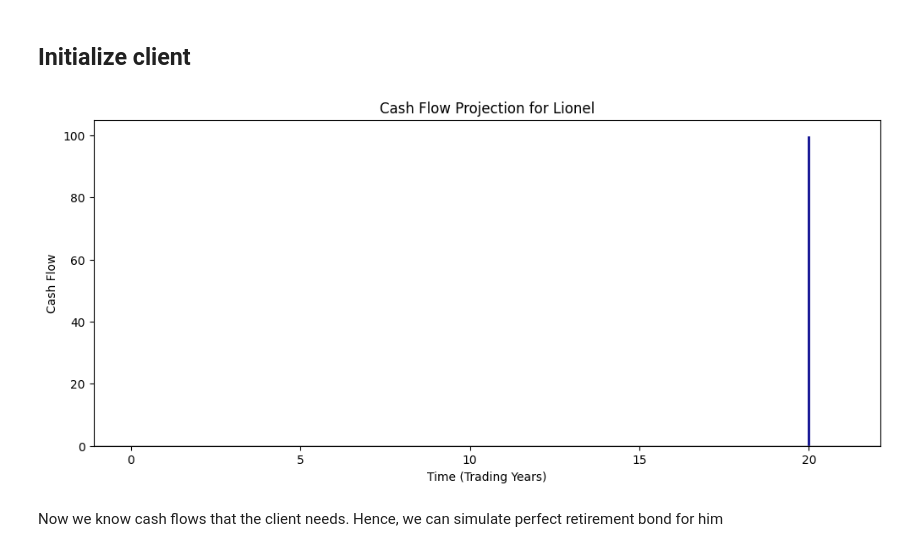
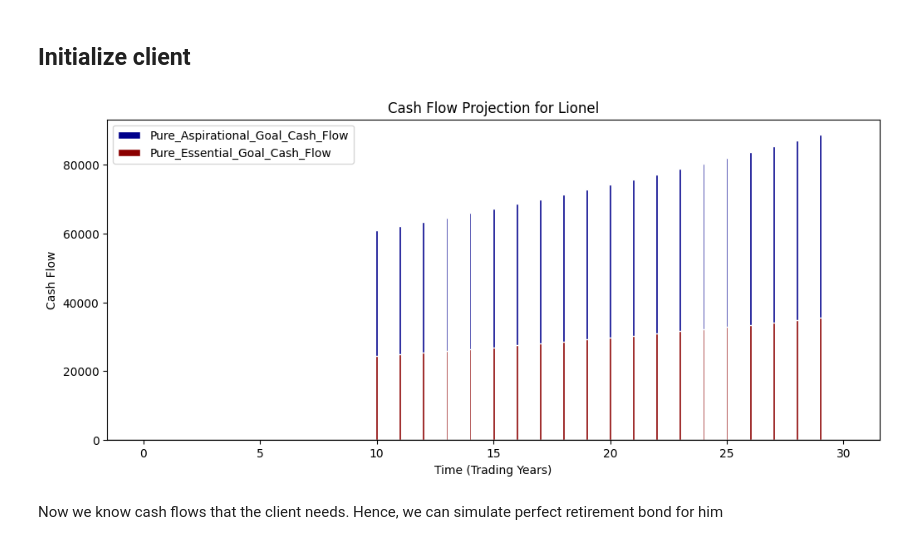
Before and after one commit to aleksandr-mikhailov-edhec/Goal-Based-Investing, a Jupyter notebook: 1.4 Final Stochastic Scenarios.ipynb, the cells around one changed output. Drawn from its saved outputs; the diff is of its cells as text; code cells hidden in the pictures.

```diff
--- a/1.4 Final Stochastic Scenarios.ipynb
+++ b/1.4 Final Stochastic Scenarios.ipynb
@@ -39,14 +39,17 @@ simulated_market.plot_market_simulation()
 # %%
 client = pensioner.RetirementClient("Lionel",
                            accumulation_years=10,
                            accumulation_cash_flow=0,
-                           decumulation_years=1,
-                           decumulation_cash_flow=50000,
-                           periodicity = 12)
+                           decumulation_years=20,
+                           decumulation_cash_flow_essential=20000,
+                           decumulation_cash_flow_aspirational=50000,
+                           periodicity = 12,
+                           inflation_rate = 0.02
+                            )
 
 client.plot_cash_flows()
 # %% [output]
-[figure, old version]
+[figure, new version]
 # %% [markdown]
 Now we know cash flows that the client needs. Hence, we can simulate perfect retirement bond for him
 # %%
```
Also changed, not shown: parts of 19 cells of this notebook, 5 other files.
